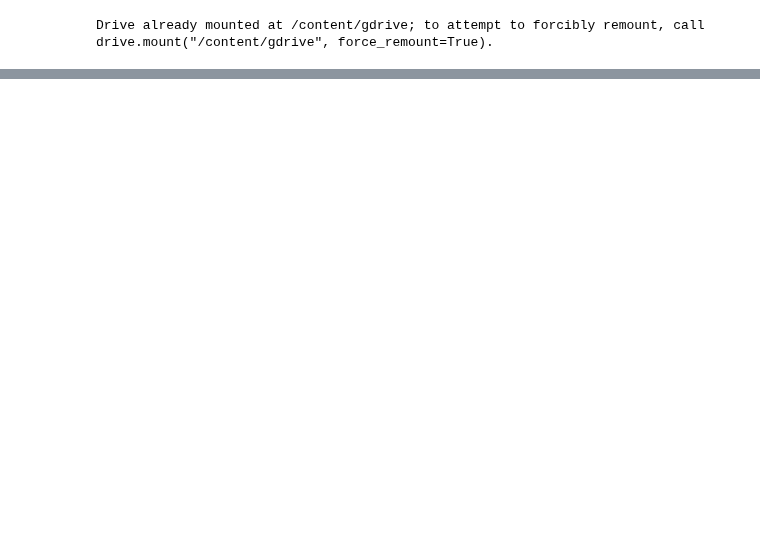
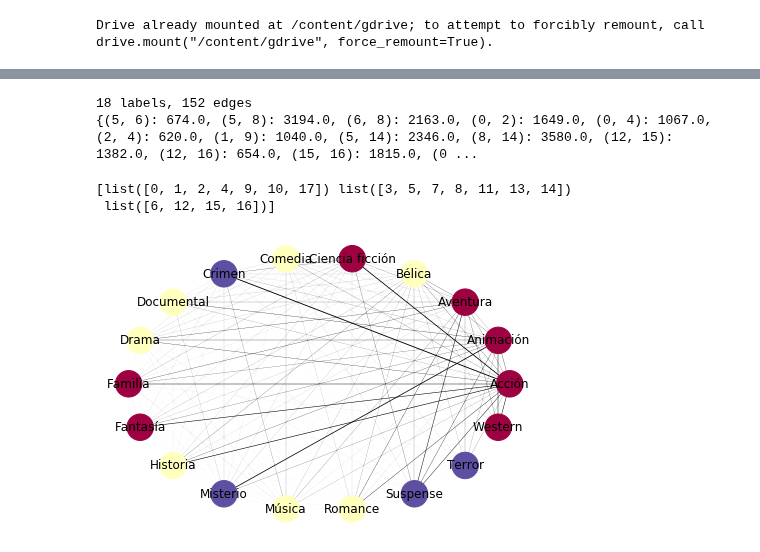
Before and after one commit to Jaimemorillo/ShouldIwatchThisMovie, a Jupyter notebook: bert_movies_1.ipynb, the cells around one changed output, grey strips where cells are left out. Cells and saved outputs as stored; diff of their text form; code cells hidden in the pictures; blank space fills up the shorter version.

```diff
--- a/bert_movies_1.ipynb
+++ b/bert_movies_1.ipynb
@@ -189,0 +245,4 @@ test_labels_ok = test_df.iloc[:,-18:].values
+# %%
+X_train, X_test, y_train, y_test = iterative_train_test_split(X,y,0.2)
+
+X_test, X_dev, y_test, y_dev = iterative_train_test_split(X_test,y_test,0.5)
@@ -190,3 +286,51 @@ test_labels_ok = test_df.iloc[:,-18:].values
+# %%
+from skmultilearn.cluster import LabelCooccurrenceGraphBuilder
+graph_builder = LabelCooccurrenceGraphBuilder(weighted=True, include_self_edges=False)
+edge_map = graph_builder.transform(y_train)
+print("{} labels, {} edges".format(len(labels_list), len(edge_map)))
+print(edge_map)
+# %% [output]
+18 labels, 152 edges
+{(5, 6): 674.0, (5, 8): 3194.0, (6, 8): 2163.0, (0, 2): 1649.0, (0, 4): 1067.0, (2, 4): 620.0, (1, 9): 1040.0, (5, 14): 2346.0, (8, 14): 3580.0, (12, 15): 1382.0, (12, 16): 654.0, (15, 16): 1815.0, (0 ...
+# %%
+from skmultilearn.cluster import NetworkXLabelGraphClusterer
+
+# we define a helper function for visualization purposes
+def to_membership_vector(partition):
+    return {
+        member :  partition_id
+        for partition_id, members in enumerate(partition)
+        for member in members
+    }
+# %%
+clusterer = NetworkXLabelGraphClusterer(graph_builder, method='louvain')
+partition = clusterer.fit_predict(None,y_train)
+print(partition)
+
+membership_vector = to_membership_vector(partition)
+
+import networkx as nx
+names_dict = dict(enumerate(x for x in labels_list))
+# %% [output]
+[list([0, 1, 2, 4, 9, 10, 17]) list([3, 5, 7, 8, 11, 13, 14])
+ list([6, 12, 15, 16])]
+# %%
+import matplotlib.pyplot as plt
+%matplotlib inline
+
+nx.draw(
+    clusterer.graph_,
+    pos=nx.circular_layout(clusterer.graph_),
+    labels=names_dict,
+    with_labels = True,
+    width = [10*x/y_train.shape[0] for x in clusterer.weights_['weight']],
+    node_color = [membership_vector[i] for i in range(y_train.shape[1])],
+    cmap=plt.cm.Spectral,
+    node_size=700,
+    font_size=12
+)
+# %% [output]
+[figure, added]
 # %%
 class PaddingInputExample(object):
     """Fake example so the num input examples is a multiple of the batch size.
```
Also changed, not shown: parts of 36 cells of this notebook.
